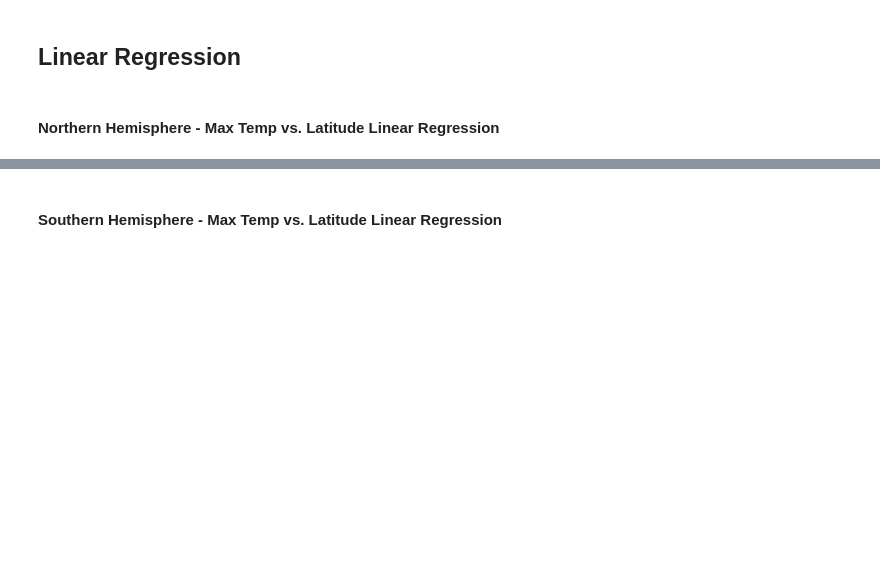
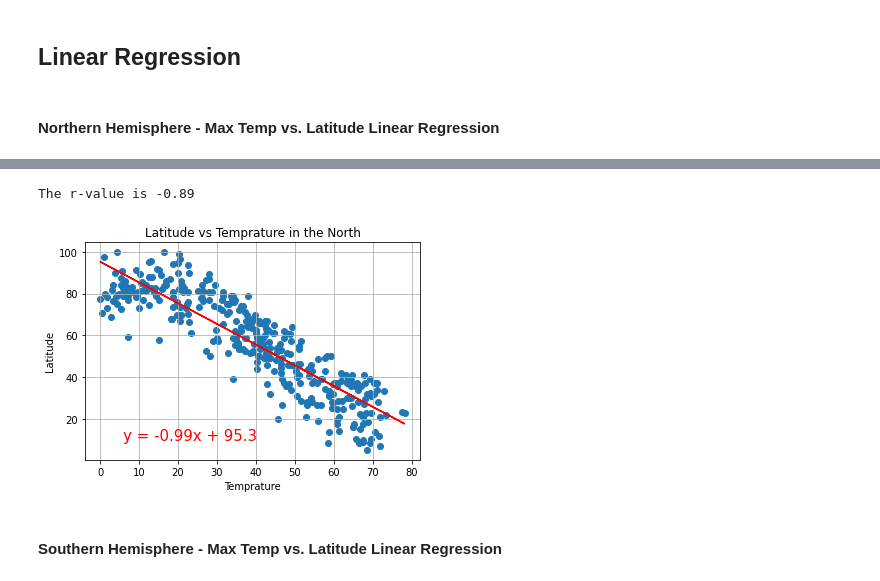
Before and after one commit to JohnShuford/Python-API-Challenge, a Jupyter notebook: WeatherPy/WeatherPy.ipynb, the cells around one changed output, grey strips where cells are left out. Drawn from its saved outputs; the diff is of its cells as text; code cells hidden in the pictures; blank space fills up the shorter version.

Commit message:
getting the linear regression for the north and the south

```diff
--- a/WeatherPy/WeatherPy.ipynb
+++ b/WeatherPy/WeatherPy.ipynb
@@ -246,5 +246,9 @@ plt.show()
 [figure]
 # %% [markdown]
 ## Linear Regression
+# %%
+#gathering the data for the northern and southtern hemisphere
+northern_hemisphere = city_df_2.loc[city_df_2['Lat'] >= 0, 'Lat']
+southern_hemisphere = city_df_2.loc[city_df_2['Lat'] <= 0, 'Lat']
 # %% [markdown]
 ####  Northern Hemisphere - Max Temp vs. Latitude Linear Regression
@@ -255,2 +255,26 @@ The r-value is: 0.46937863826630627
+# %%
+temprature_north = city_df_2.loc[city_df_2['Lat'] >= 0, 'Max Temp']
+
+#getting the regression
+(slope, intercept, rvalue, pvalue, stderr) = linregress(northern_hemisphere, temprature_north)
+regress_values = northern_hemisphere * slope + intercept
+line_eq = "y = " + str(round(slope,2)) + "x + " + str(round(intercept,2))
+
+#plotting the scatter
+plt.scatter(northern_hemisphere,temprature_north)
+
+#plotting the regression line
+plt.plot(northern_hemisphere,regress_values,"r-")
+plt.annotate(line_eq,(6,10),fontsize=15,color="red")
+print(f'The r-value is {round(rvalue,2)}')
+
+#making the scatter pretty
+plt.title('Latitude vs Temprature in the North')
+plt.xlabel('Temprature')
+plt.ylabel('Latitude')
+plt.grid(True)
+# %% [output]
+The r-value is -0.89
+[figure, added]
 # %% [markdown]
 ####  Southern Hemisphere - Max Temp vs. Latitude Linear Regression
```
Also changed, not shown: parts of 15 cells of this notebook.
